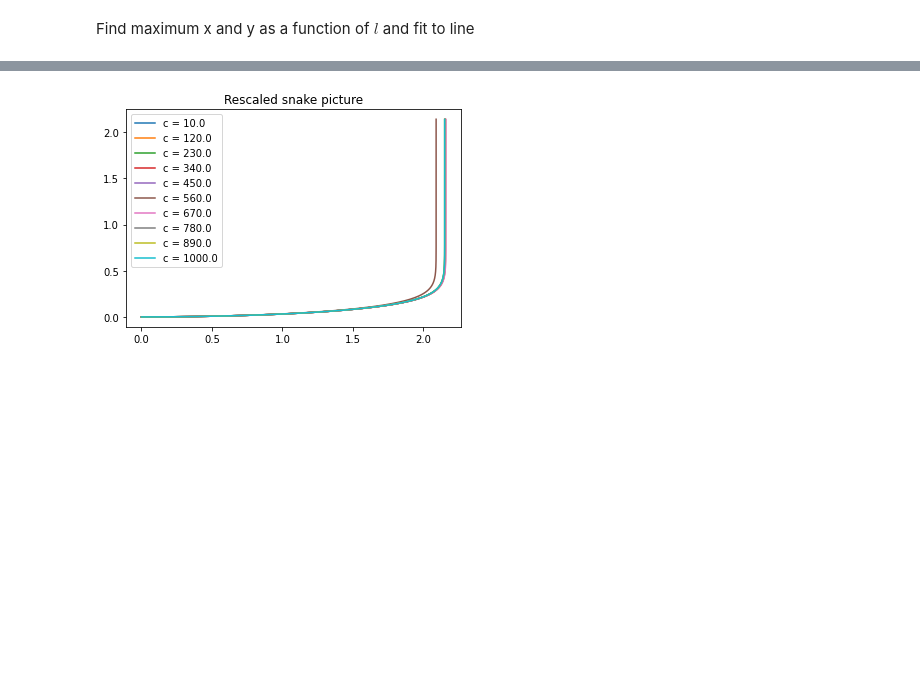
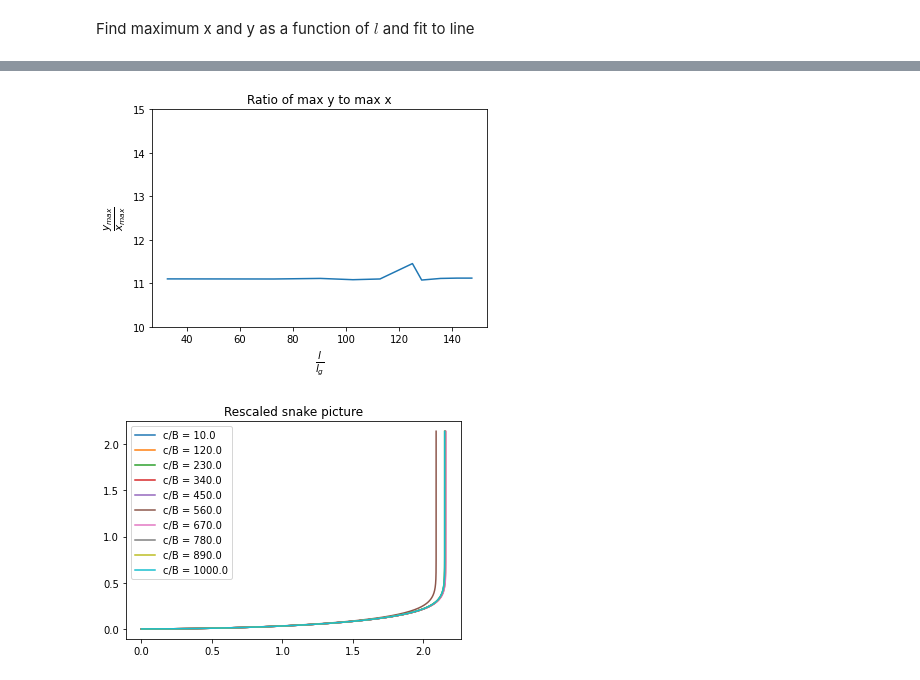
Before and after one commit to davenpi/stability, a Jupyter notebook: curvature_parametrized_torque.ipynb, the cells around one changed output, grey strips where cells are left out. Drawn from its saved outputs; the diff is of its cells as text; code cells hidden in the pictures; blank space fills up the shorter version.

```diff
--- a/curvature_parametrized_torque.ipynb
+++ b/curvature_parametrized_torque.ipynb
@@ -210,12 +216,21 @@ plt.show()
+# %%
+plt.plot(ls / snake.lg, max_y / max_x)
+plt.title("Ratio of max y to max x")
+plt.xlabel(r"$\frac{l}{l_g}$", fontsize=15)
+plt.ylabel(r"$\frac{y_{max}}{x_{max}}$", fontsize=15, rotation=90)
+plt.ylim([10, 15])
+plt.show()
+# %% [output]
+[figure, added]
 # %%
 for i in range(cs.size):
     plt.plot(
         xs[i] / (ls[i] * x_slope),
         ys[i] / (ls[i] * y_slope),
-        label=f"c = {round(cs[i], 0)}",
+        label=f"c/B = {round(cs[i], 0)}",
     )
     plt.legend()
 plt.title("Rescaled snake picture")
 plt.show()
 # %% [output]
-[figure, old version]
+[figure, new version]
```
Also changed, not shown: parts of 7 cells of this notebook.
